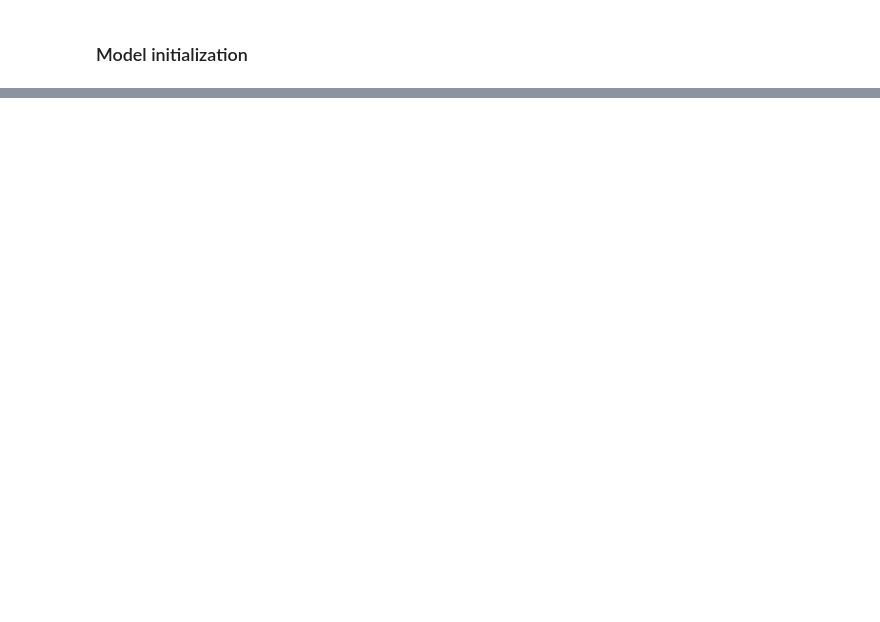
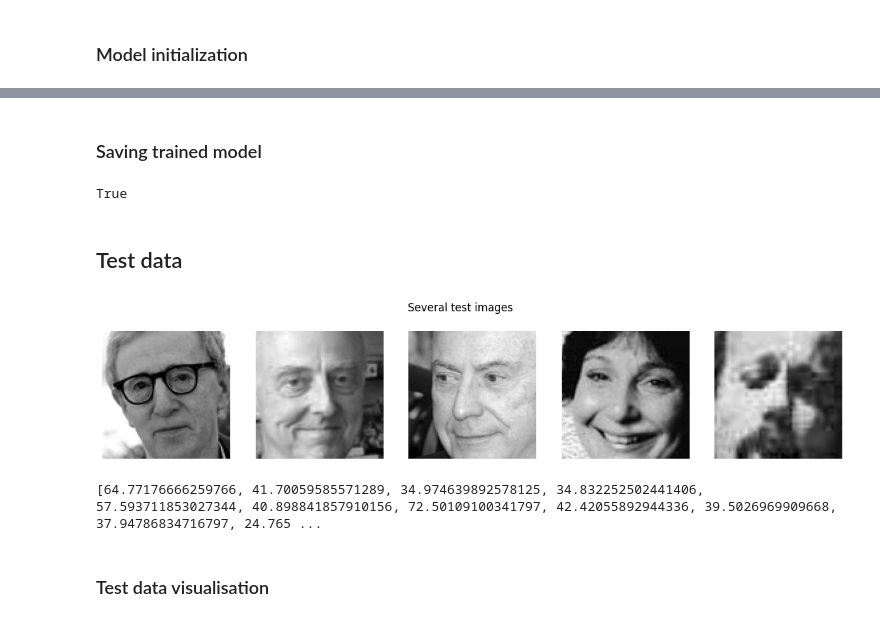
Before and after one commit to janburian/MPV, a Jupyter notebook: facial-keypoints-detection/Facial keypoints detection.ipynb, the cells around one changed output, grey strips where cells are left out. Drawn from its saved outputs; the diff is of its cells as text; code cells hidden in the pictures; blank space fills up the shorter version.

```diff
--- a/facial-keypoints-detection/Facial keypoints detection.ipynb
+++ b/facial-keypoints-detection/Facial keypoints detection.ipynb
@@ -742 +748,42 @@ Epoch [100/100], Train Loss: 0.910034, Validation Loss: 0.037328
 Training finished.
+# %% [markdown]
+### Saving trained model
+# %%
+trained_models_directory = Path('./trained_models/facial_keypoints_models/')
+output_directory = os.path.join(os.getcwd(), trained_models_directory)
+print(os.path.exists(output_directory))
+torch.save(trained_model.state_dict(), os.path.join(output_directory, "model_resnet_18.pth_" + create_actual_timestamp()))
+# %% [output]
+True
+# %% [markdown]
+## Test data
+# %%
+test_data_path = os.path.join(BASE_directory, "test", "test.csv")
+test_data = pd.read_csv(test_data_path)
+
+test_dataset = FaceKeypointsDataset(
+    data_frame=test_data,
+    train=False,
+    transform=None
+)
+
+val_loader = DataLoader(
+    test_dataset,
+    batch_size=batch_size,
+    num_workers=num_workers,
+    shuffle=False
+)
+# %%
+num_images = 5  # number of test images to be visualized
+fig, axes = plt.subplots(1, num_images, figsize=(15, 3))
+
+for i in range(num_images):
+    idx = random.randint(0, len(val_loader.dataset) - 1)  # Ensure the index is within the dataset size
+    test_image = val_loader.dataset[idx]["image"].numpy()
+    axes[i].imshow(test_image, cmap="gray")
+    axes[i].axis('off')  # Turn off axis for cleaner visualization
+
+fig.suptitle("Several test images")
+plt.show()
+# %% [output]
+[figure, added]
@@ -742,0 +804,6 @@ Training finished.
+# %%
+print(predicted_keypoints[0].tolist())
+# %% [output]
+[64.77176666259766, 41.70059585571289, 34.974639892578125, 34.832252502441406, 57.593711853027344, 40.898841857910156, 72.50109100341797, 42.42055892944336, 39.5026969909668, 37.94786834716797, 24.765 ...
+# %% [markdown]
+### Test data visualisation
```
Also changed, not shown: parts of 19 cells of this notebook.
